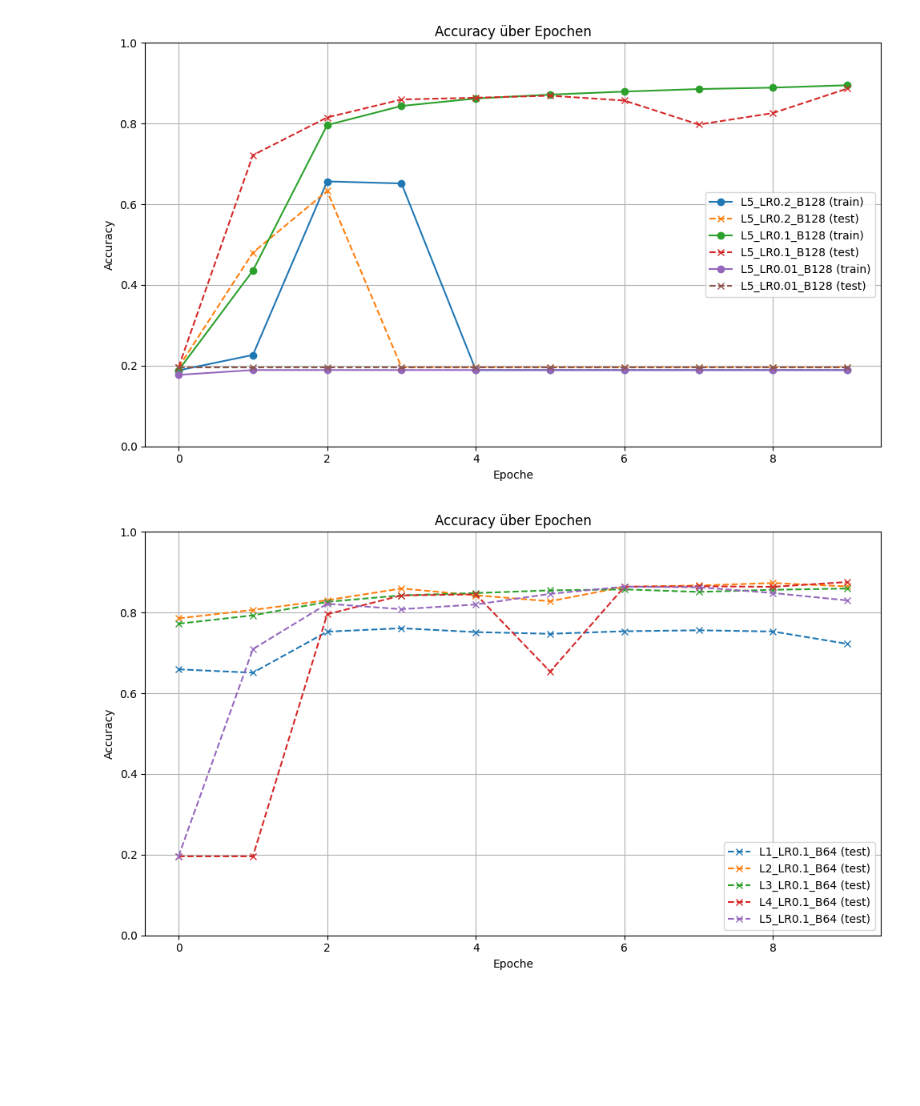
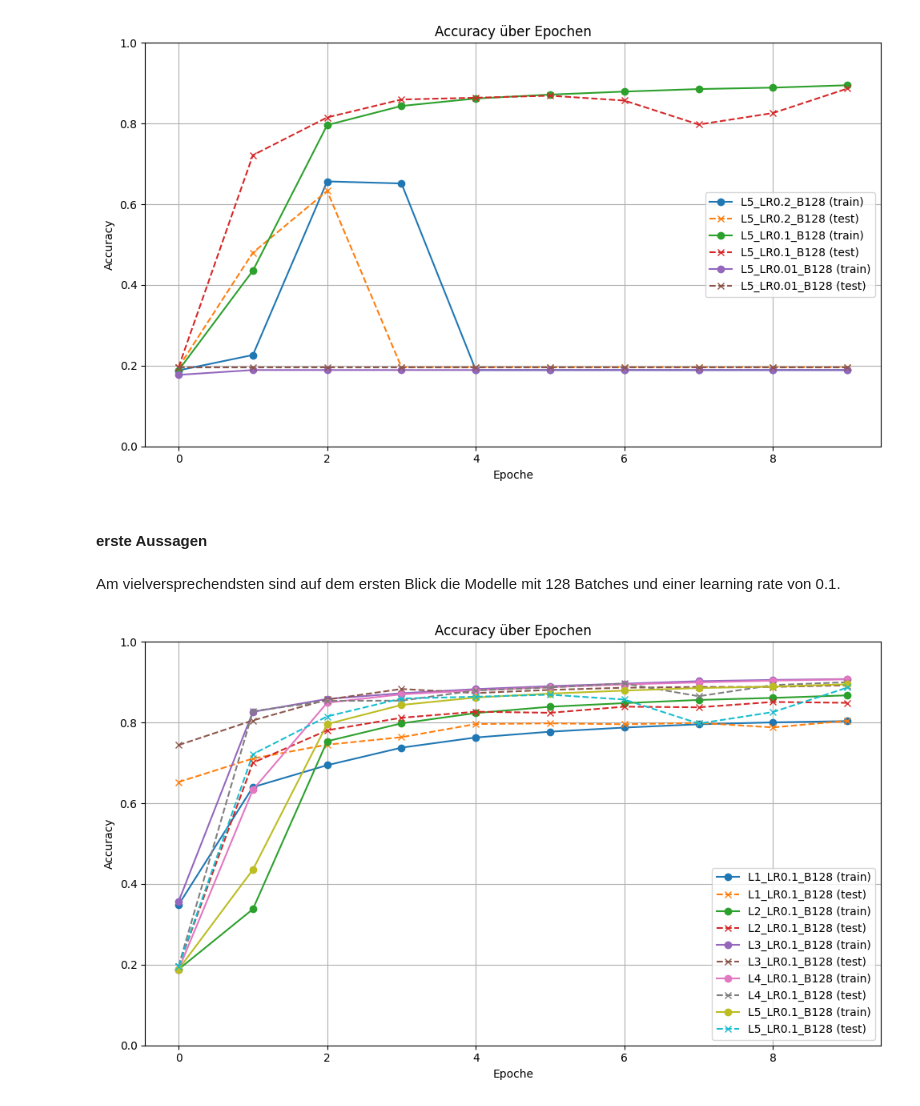
Before and after one commit to Lopo23/CNN, a Jupyter notebook: cnn (1) (1).ipynb, the cells around one changed output. Drawn from its saved outputs; the diff is of its cells as text; code cells hidden in the pictures; blank space fills up the shorter version.

```diff
--- a/cnn (1) (1).ipynb
+++ b/cnn (1) (1).ipynb
@@ -1076,7 +1077,11 @@ plot_accuracy(ALL_RESULTS, layers=[5], mode="test")   # nur Test Accuracy
 plot_accuracy(ALL_RESULTS, layers=5, batches=[128], mode="both")
 # %% [output]
 [figure]
-# %%
-plot_accuracy(ALL_RESULTS, batches=[64], lrs=[0.1], mode ="test")
-# %% [output]
-[figure, removed]
+# %% [markdown]
+#### erste Aussagen
+# %% [markdown]
+Am vielversprechendsten sind auf dem ersten Blick die Modelle mit 128 Batches und einer learning rate von 0.1.
+# %%
+plot_accuracy(ALL_RESULTS, batches=[128], lrs =[0.1],mode="both")
+# %% [output]
+[figure, added]
```
Also changed, not shown: parts of 20 cells of this notebook.
